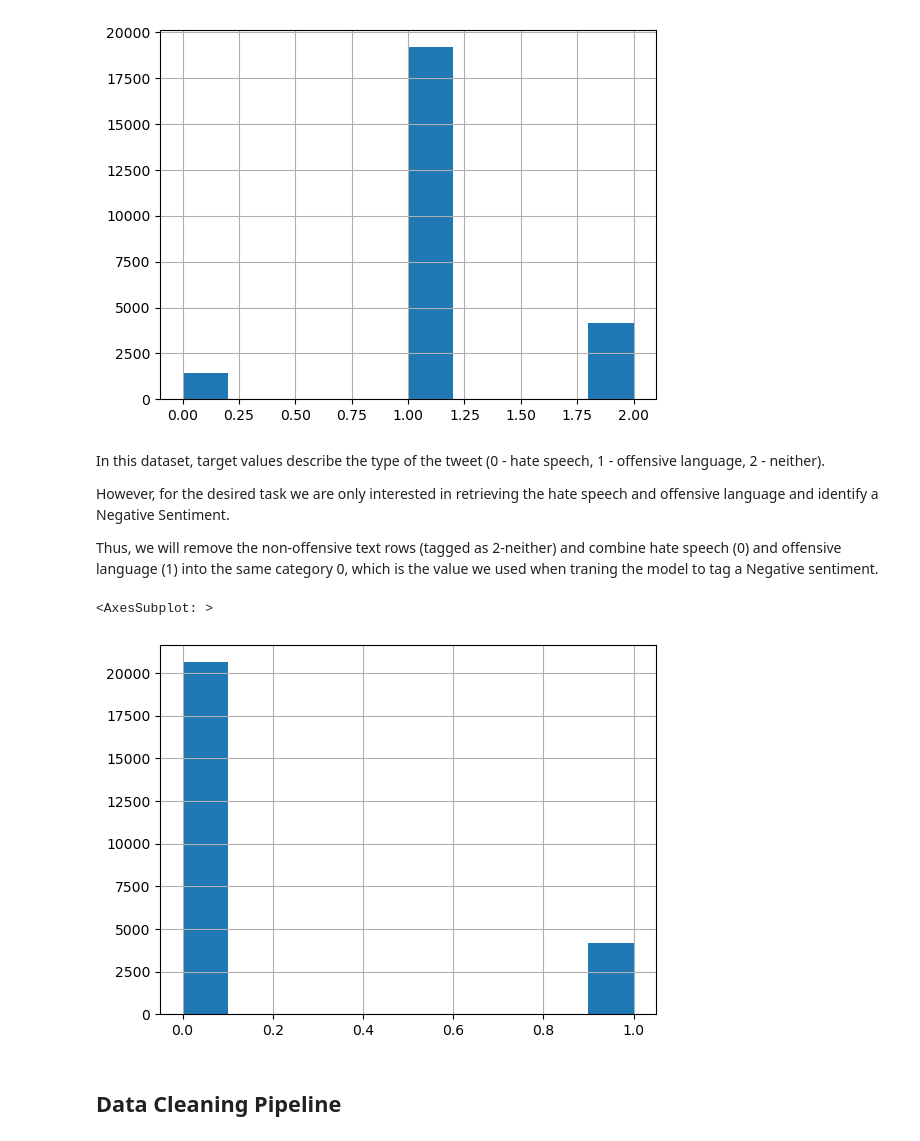
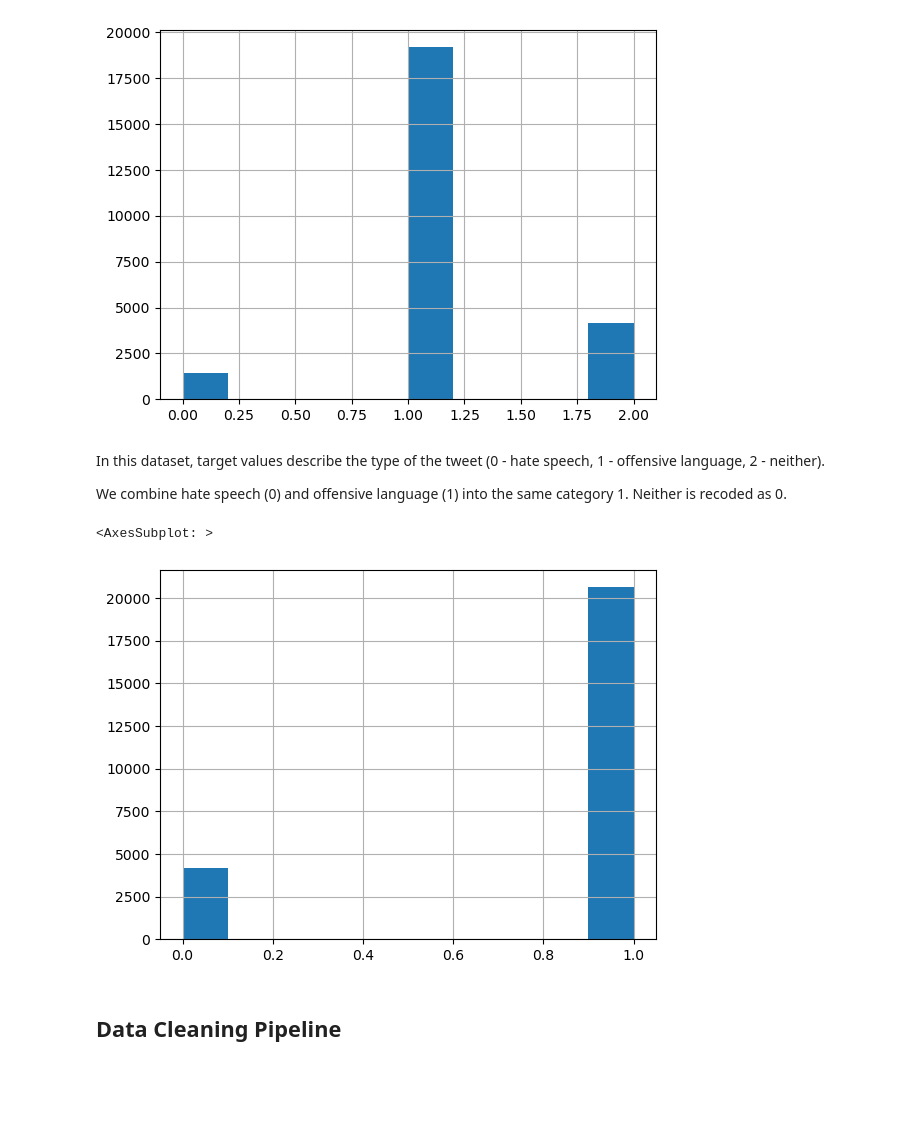
Before and after one commit to milevavantuyl/twitter_sentiment_analysis, a Jupyter notebook: HateSpeechAnalysis.ipynb, the cells around one changed output. Cells and saved outputs as stored; diff of their text form; code cells hidden in the pictures; blank space fills up the shorter version.

Commit message:
Recoded positive and negative labels

```diff
--- a/HateSpeechAnalysis.ipynb
+++ b/HateSpeechAnalysis.ipynb
@@ -122,18 +123,15 @@ df_hate['target'].hist()
 # %% [markdown]
 In this dataset, target values describe the type of the tweet (0 - hate speech, 1 - offensive language, 2 - neither).
 
-However, for the desired task we are only interested in retrieving the hate speech and offensive language and identify a Negative Sentiment.
-
-
-Thus, we will remove the non-offensive text rows (tagged as 2-neither) and combine hate speech (0) and offensive language (1) into the same category 0, which is the value we used when traning the model to tag a Negative sentiment.
+We combine hate speech (0) and offensive language (1) into the same category 1. Neither is recoded as 0.
 # %%
-df_hate['target'] = df_hate['target'].replace(1,0) #Replace 1 (positive) by 0 to group hate speech and offensive language teweet into the same category
-df_hate['target'] = df_hate['target'].replace(2,1) #Replace 2 (neither) by 1
+df_hate['target'] = df_hate['target'].replace(0,1) #Replace 0 (hate speech) by 1 to group hate speech and offensive language teweet into the same category
+df_hate['target'] = df_hate['target'].replace(2,0) #Replace 2 (neither) by 0
 #df_hate = df_hate[df_hate['target'] == 0] #Keep only the rows with hate/offensive tweets
 df_hate['target'].hist()
 # %% [output]
 <AxesSubplot: >
-[figure, old version]
+[figure, new version]
 # %%
 # Separate text from labels
 X_hate=df_hate['text']
```
Also changed, not shown: parts of 36 cells of this notebook.
